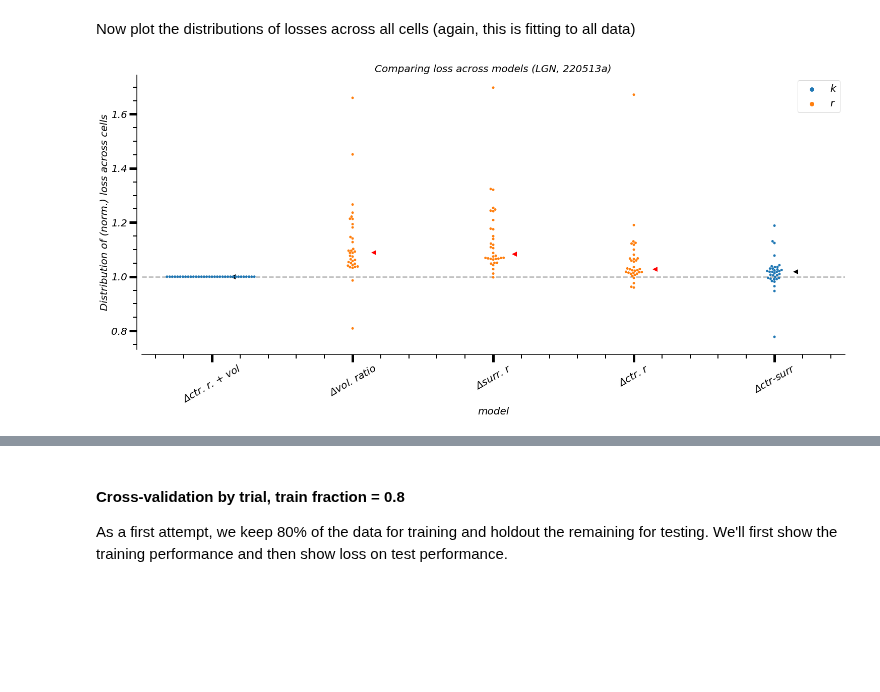
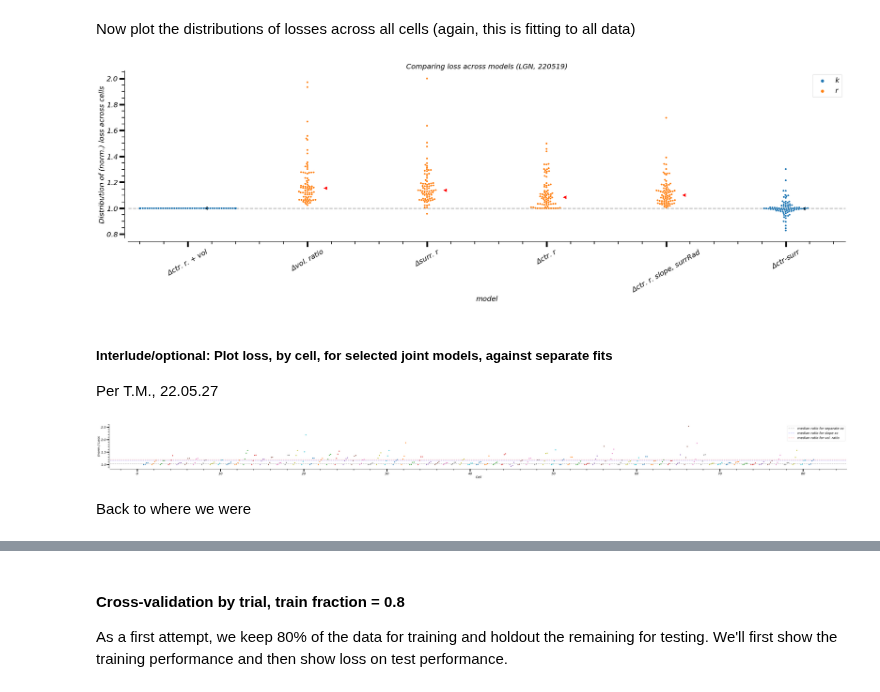
Before and after one commit to paul-levy/SF-diversity, a Jupyter notebook: 01_sfTuning_contrast.ipynb, the cells around one changed output, grey strips where cells are left out. Drawn from its saved outputs; the diff is of its cells as text; code cells hidden in the pictures; blank space fills up the shorter version.

Commit message:
mostly updates on names/dates; a few changes on loading descrFits in descr_plots

```diff
--- a/01_sfTuning_contrast.ipynb
+++ b/01_sfTuning_contrast.ipynb
@@ -95,17 +95,28 @@ In cross-validation, we partition the data into training and test, optimizing th
 First, we'll compare the model performance when fitting to all of the data.
 # %%
 # Specify which data to load
-# expDir = 'LGN'
-expDir = 'LGN/sach/'
-phAdj = 1;
-# phAdj = 0;
+expDir = 'LGN'
+# expDir = 'LGN/sach/'
+# phAdj = 1;
+phAdj = 0;
 
 isSach = 1 if 'sach' in expDir else 0;
 expDir_str = 'sach' if isSach else expDir
 if phAdj:
     date = '220513a' if isSach else '220512'
 else:
-    date = '220510' if isSach else '220505'
+    date = '220510' if isSach else '220519'
+#     date = '220510' if isSach else '220505'
+
+# joints = [2,3,4,5,6];
+# nFreeParams = [3,2,2,2,3]; # how many free params per condition?
+joints = [2,3,4,5,7,6]#,8];
+nFreeParams = [3,2,2,2,2,3]#,2]; # how many free params per condition?
+
+# names = ['ctr. r. + vol', 'vol. ratio', 'surr. r', 'ctr. r', 'ctr-surr'];
+if len(joints)>5:
+    names = ['ctr. r. + vol', 'vol. ratio', 'surr. r', 'ctr. r', 'ctr. r. slope, surrRad', 'ctr-surr'];
+#     names.append('ctr. r. slope, surrGain');
 
 isHPC = 1;
 loss_type = 2;
@@ -114,14 +125,11 @@ if isSach:
     dogName = 'descrFits%s_s%s' % ('HPC' if isHPC else '', date);
 else:
     dogName = 'descrFits%s_%s' % ('HPC' if isHPC else '', date);
-joints = [2,3,4,5,6];
 # NOTE: Yes, the naming convention for surr/center radius models are reversed from the fit names
 # --- that's because here (and in Sach's thesis) we model the name by what does shift
 # --- in my naming convention, we name it after what does NOT shift with contrast
-names = ['ctr. r. + vol', 'vol. ratio', 'surr. r', 'ctr. r', 'ctr-surr'];
 nMods = len(joints);
 ref_ind = 0; # in the index of the joints that we'll use as the reference
-nFreeParams = [3,2,2,2,3]; # how many free params per condition?
 param_color = ['', '', 'r', 'k']; # what color based on # params per condition
 
 ref_mod = hf.np_smart_load('%s/structures/%s' % (expDir, hf.descrFit_name(loss_type, descrBase=dogName, modelName=hf.descrMod_name(dog_model), joint=joints[ref_ind], phAdj=phAdj)));
@@ -145,37 +153,44 @@ nlls_all[:,:,1] = np.divide(nlls_all[:,:,0], np.repeat(np.transpose([nlls_all[:,
 Now plot the distributions of losses across all cells (again, this is fitting to all data)
 # %%
 use_norm = 1;
+upper_bound = 2 if use_norm else 1e2;
 
 f = plt.figure(figsize=(5*nMods, 10));
 
 # for ind in range(nMods):
 
 #     sns.swarmplot(y=nlls_all[:,ind,use_norm], x=[ind]);
 #     viol = plt.violinplot(dataset=nlls_all[:,ind,use_norm], positions=[ind], showextrema=False, widths=0.7);
 
 #     # make all the violin stuff black and transparent
 #     for vp in viol['bodies']:
 #         vp.set_color(param_color[nFreeParams[ind]])
 #         vp.set_alpha(0.2);
 
 [plt.plot(i+0.15, np.nanmedian(nlls_all[:,i,use_norm]), '<', color=param_color[nFreeParams[i]], markersize=10) for i in range(nMods)]
-sns.swarmplot(x=np.tile(np.arange(nMods), nCells), y=hf.flatten_list(nlls_all[:,:,use_norm]), hue=np.tile([param_color[nFreeParams[x]] for x in range(nMods)], nCells));
+sns.swarmplot(x=np.tile(np.arange(nMods), nCells), y=hf.flatten_list(np.clip(nlls_all[:,:,use_norm], None, upper_bound)), hue=np.tile([param_color[nFreeParams[x]] for x in range(nMods)], nCells));
 sns.despine(offset=10)
 
 if use_norm:
     plt.axhline(1, color='k', linestyle='--', alpha=0.3)
 
 plt.xlabel('model');
 plt.ylabel('Distribution of %sloss across cells' % '(norm.) ' if use_norm else '');
 plt.xticks(ticks=np.arange(nMods), labels=[r'$\Delta$%s' % x for x in names], rotation=30);
 plt.title('Comparing loss across models (LGN, %s)' % date);
 
+f.tight_layout();
+
 saveName = "/01_01_02a_loss_nonCV_%s%s.pdf" % (date, '_norm' if use_norm else '');
 curr_dir = os.path.dirname(save_loc+saveName);
 if not os.path.exists(curr_dir):
     os.makedirs(curr_dir);
 pdfSv = pltSave.PdfPages(save_loc + saveName);
 pdfSv.savefig(f); # only one figure here...
 pdfSv.close()
 # %% [output]
-[figure, old version]
+[figure, new version]
+# %% [markdown]
+##### Interlude/optional: Plot loss, by cell, for selected joint models, against separate fits
+
+Per T.M., 22.05.27
@@ -181,0 +203,40 @@ pdfSv.close()
+# %%
+to_norm = 1; # normalize to sep. fit or no?
+
+# n_rows = np.floor(np.sqrt(nCells)).astype(int);
+# n_cols = np.ceil(nCells/n_rows).astype(int);
+
+# f, ax = plt.subplots(n_rows, n_cols, figsize=(5*n_cols, 5*n_rows));
+plt.figure(figsize=(1*nCells,5))
+
+mdn_rats = [np.nanmedian(np.divide(nlls_all[:,wi,0], sep_nlls)) for wi in which_inds]
+mn_rats = [np.nanmean(np.divide(nlls_all[:,wi,0], sep_nlls)) for wi in which_inds]
+
+for cl in range(nCells):
+
+    joint_vals = [nlls_all[cl,x,0] for x in which_inds];
+    all_vals = (sep_nlls[cl], *joint_vals, )
+
+    if to_norm:
+        all_vals = all_vals/all_vals[0];
+
+    n_mods = len(all_vals)
+    steps = cl+1 + 0.25*np.linspace(-1,1,n_mods)
+    plt.scatter(steps, all_vals)
+
+plt.axhline(mdn_rats[0], color='k', linestyle='--', label='median ratio for separate xc', alpha=0.3)
+plt.axhline(mdn_rats[1], color='b', linestyle='--', label='median ratio for slope xc', alpha=0.3)
+plt.axhline(mdn_rats[2], color='r', linestyle='--', label='median ratio for vol. ratio', alpha=0.3)
+plt.legend();
+
+plt.ylabel('%sLoss' % ('(norm.) ' if to_norm else ''));
+plt.xlabel('Cell');
+sns.despine(offset=5)
+
+pdfSv = pltSave.PdfPages(save_loc + '220531_normNLL_byMod_forTony.pdf');
+pdfSv.savefig(plt.gcf()); # only one figure here...
+pdfSv.close()
+# %% [output]
+[figure, added]
+# %% [markdown]
+Back to where we were
```
Also changed, not shown: parts of 42 cells of this notebook, 7 other files.
